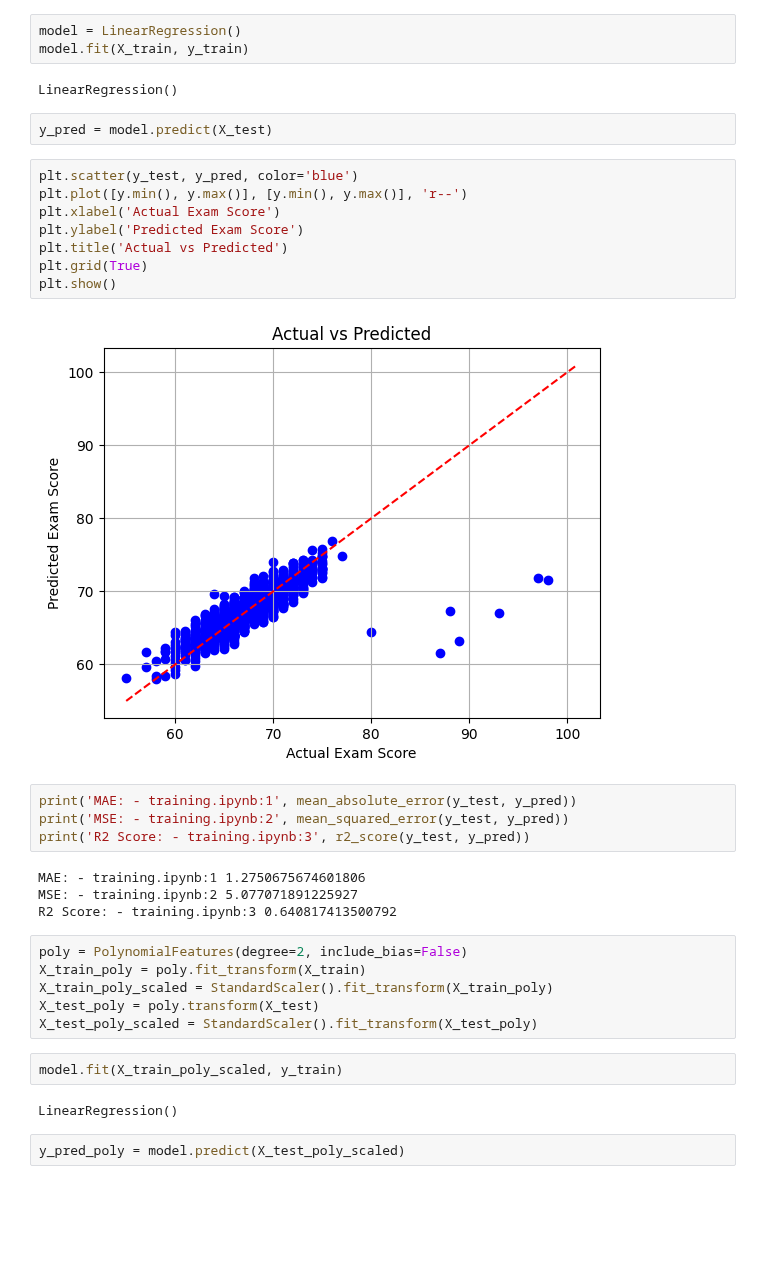
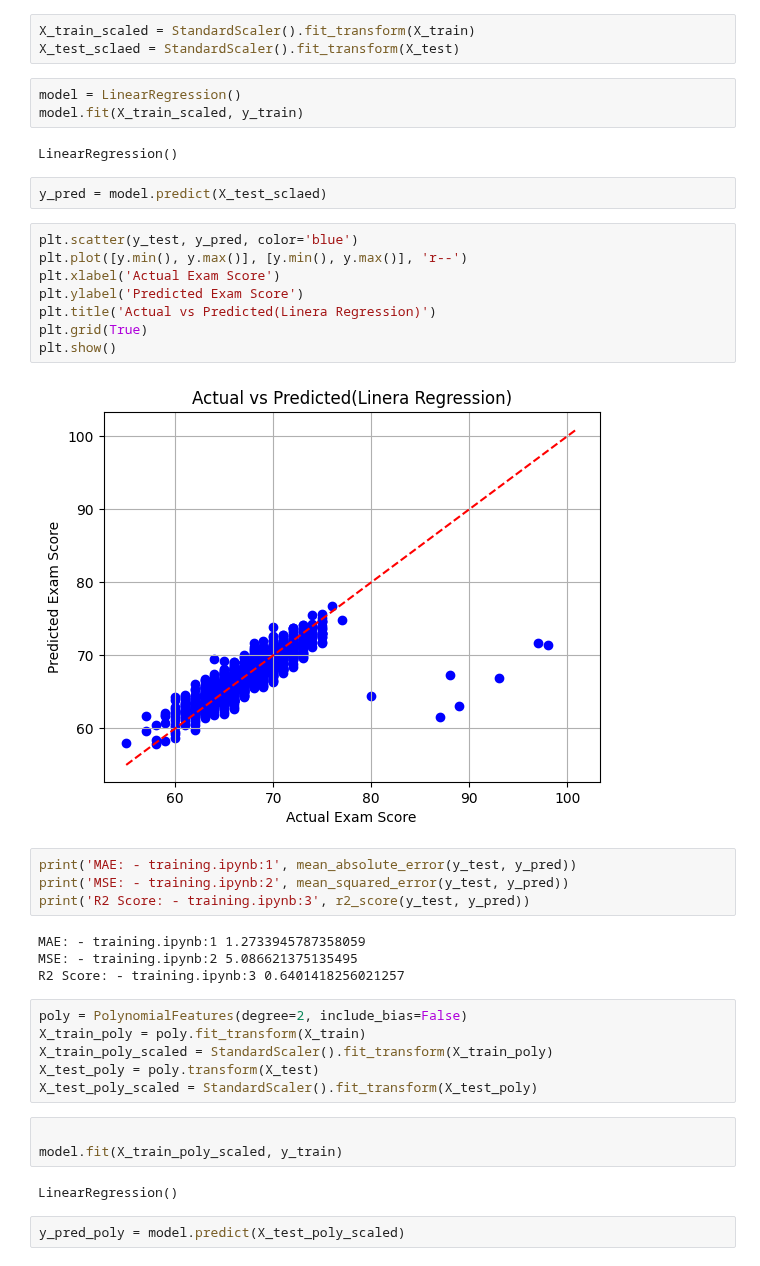
Before and after one commit to noorulhudaslm/Student-Score-Predictor, a Jupyter notebook: model/training.ipynb, the cells around one changed output. Drawn from its saved outputs; the diff is of its cells as text; blank space fills up the shorter version.

```diff
--- a/model/training.ipynb
+++ b/model/training.ipynb
@@ -90,31 +90,34 @@ y = dataset['Exam_Score']
 X_train, X_test, y_train, y_test = train_test_split(
     X, y, test_size = 0.2, random_state = 42
 )
+# %%
+X_train_scaled = StandardScaler().fit_transform(X_train)
+X_test_sclaed = StandardScaler().fit_transform(X_test)
 # %%
 model = LinearRegression()
-model.fit(X_train, y_train)
+model.fit(X_train_scaled, y_train)
 # %% [output]
 LinearRegression()
 # %%
-y_pred = model.predict(X_test)
+y_pred = model.predict(X_test_sclaed)
 # %%
 plt.scatter(y_test, y_pred, color='blue')
 plt.plot([y.min(), y.max()], [y.min(), y.max()], 'r--')
 plt.xlabel('Actual Exam Score')
 plt.ylabel('Predicted Exam Score')
-plt.title('Actual vs Predicted')
+plt.title('Actual vs Predicted(Linera Regression)')
 plt.grid(True)
 plt.show()
 # %% [output]
-[figure, old version]
+[figure, new version]
 # %%
 print('MAE: - training.ipynb:1', mean_absolute_error(y_test, y_pred))
 print('MSE: - training.ipynb:2', mean_squared_error(y_test, y_pred))
 print('R2 Score: - training.ipynb:3', r2_score(y_test, y_pred))
 # %% [output]
-MAE: - training.ipynb:1 1.2750675674601806
-MSE: - training.ipynb:2 5.077071891225927
-R2 Score: - training.ipynb:3 0.640817413500792
+MAE: - training.ipynb:1 1.2733945787358059
+MSE: - training.ipynb:2 5.086621375135495
+R2 Score: - training.ipynb:3 0.6401418256021257
 # %%
 poly = PolynomialFeatures(degree=2, include_bias=False)
 X_train_poly = poly.fit_transform(X_train)
@@ -122,6 +125,7 @@ X_train_poly_scaled = StandardScaler().fit_transform(X_train_poly)
 X_test_poly = poly.transform(X_test)
 X_test_poly_scaled = StandardScaler().fit_transform(X_test_poly)
 # %%
+
 model.fit(X_train_poly_scaled, y_train)
 # %% [output]
 LinearRegression()
```
Also changed, not shown: parts of 1 cell of this notebook.
